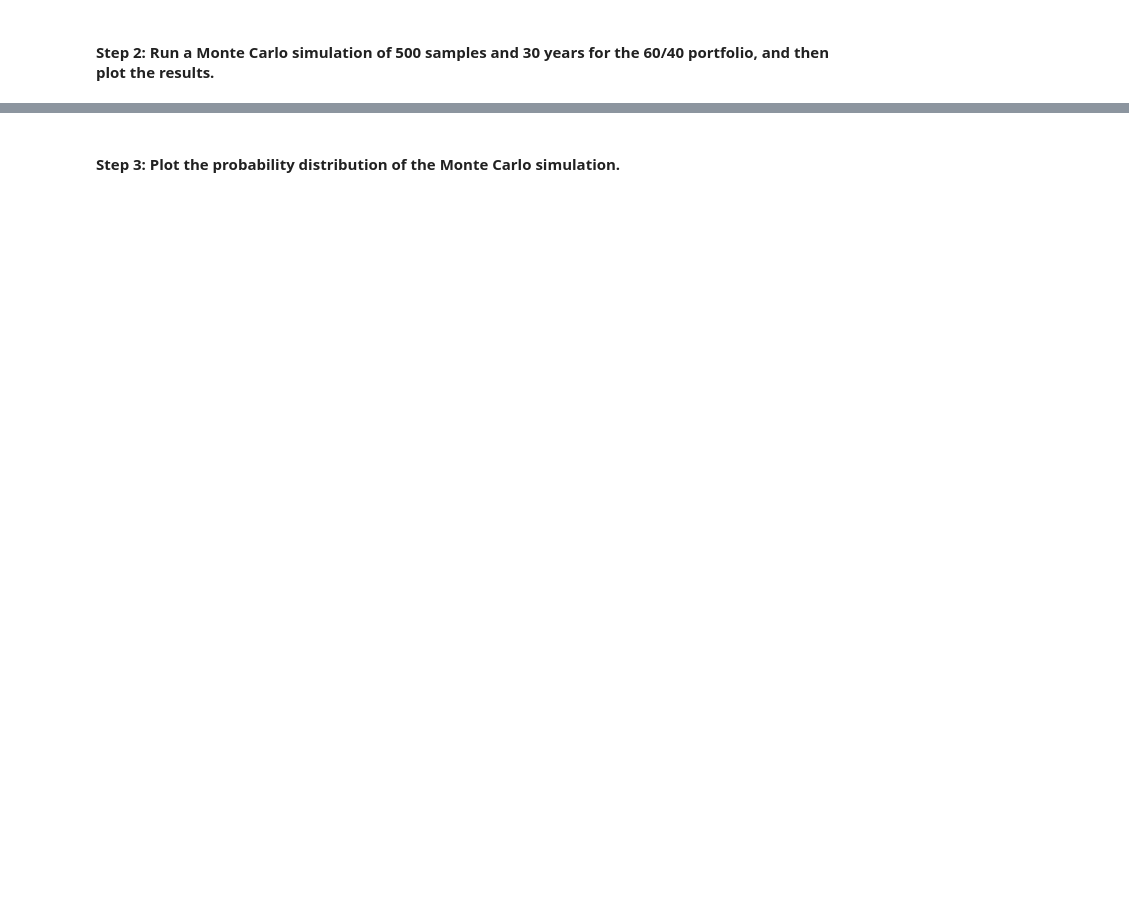
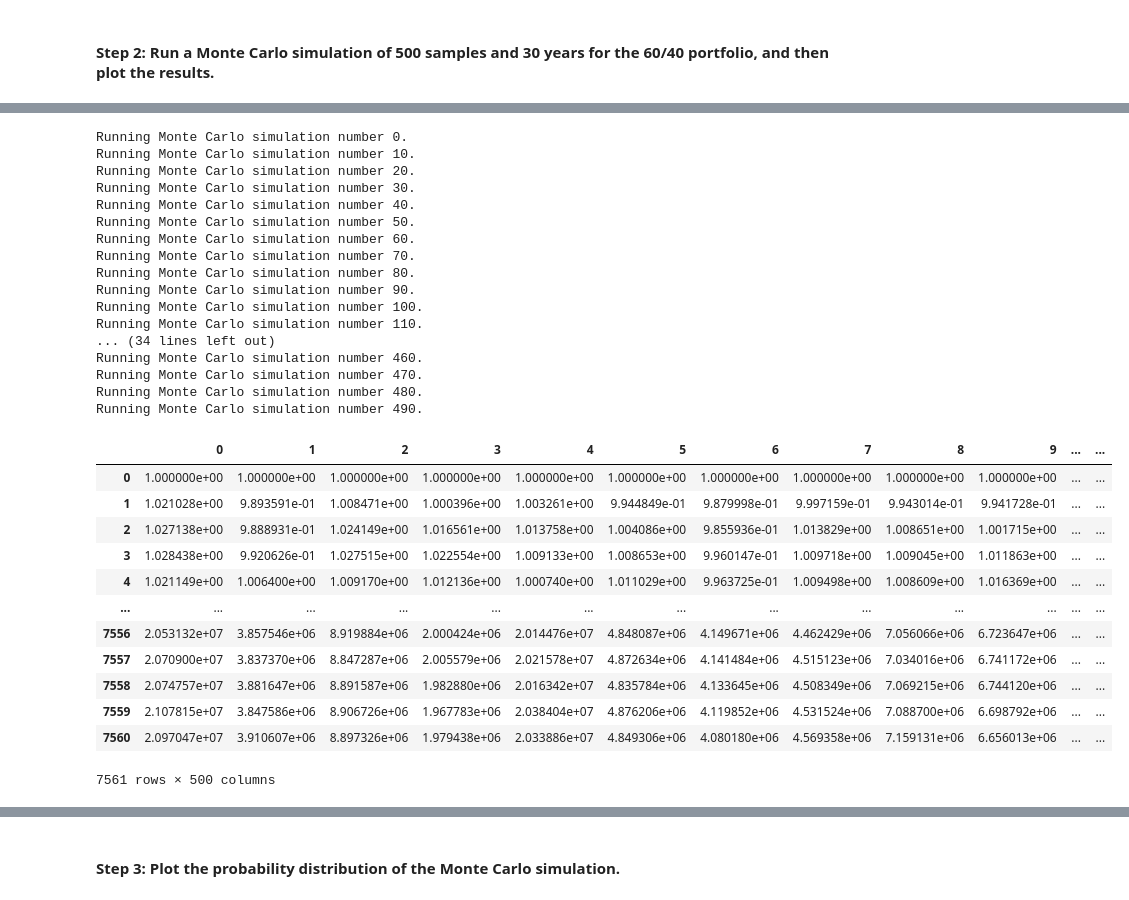
Before and after one commit to godifay/challenge_5, a Jupyter notebook: Starter_Code 7/financial_planning_tools.ipynb, the cells around one changed output, grey strips where cells are left out. Drawn from its saved outputs; the diff is of its cells as text; code cells hidden in the pictures; blank space fills up the shorter version.

```diff
--- a/Starter_Code 7/financial_planning_tools.ipynb
+++ b/Starter_Code 7/financial_planning_tools.ipynb
@@ -526,6 +587,38 @@ In this section, you’ll use the MCForecastTools library to create a Monte Carl
 # %%
 # Run the Monte Carlo simulation to forecast 30 years cumulative returns
 # YOUR CODE HERE
+MC_thirtyyear.calc_cumulative_return()
+# %% [output]
+Running Monte Carlo simulation number 0.
+Running Monte Carlo simulation number 10.
+Running Monte Carlo simulation number 20.
+Running Monte Carlo simulation number 30.
+Running Monte Carlo simulation number 40.
+Running Monte Carlo simulation number 50.
+Running Monte Carlo simulation number 60.
+Running Monte Carlo simulation number 70.
+Running Monte Carlo simulation number 80.
+Running Monte Carlo simulation number 90.
+Running Monte Carlo simulation number 100.
+Running Monte Carlo simulation number 110.
+... (34 lines left out)
+Running Monte Carlo simulation number 460.
+Running Monte Carlo simulation number 470.
+Running Monte Carlo simulation number 480.
+Running Monte Carlo simulation number 490.
+|  | 0 | 1 | 2 | 3 | 4 | 5 | 6 | 7 | 8 | 9 | ... | ... |
+| 0 | 1.000000e+00 | 1.000000e+00 | 1.000000e+00 | 1.000000e+00 | 1.000000e+00 | 1.000000e+00 | 1.000000e+00 | 1.000000e+00 | 1.000000e+00 | 1.000000e+00 | ... | ... |
+| 1 | 1.021028e+00 | 9.893591e-01 | 1.008471e+00 | 1.000396e+00 | 1.003261e+00 | 9.944849e-01 | 9.879998e-01 | 9.997159e-01 | 9.943014e-01 | 9.941728e-01 | ... | ... |
+| 2 | 1.027138e+00 | 9.888931e-01 | 1.024149e+00 | 1.016561e+00 | 1.013758e+00 | 1.004086e+00 | 9.855936e-01 | 1.013829e+00 | 1.008651e+00 | 1.001715e+00 | ... | ... |
+| 3 | 1.028438e+00 | 9.920626e-01 | 1.027515e+00 | 1.022554e+00 | 1.009133e+00 | 1.008653e+00 | 9.960147e-01 | 1.009718e+00 | 1.009045e+00 | 1.011863e+00 | ... | ... |
+| 4 | 1.021149e+00 | 1.006400e+00 | 1.009170e+00 | 1.012136e+00 | 1.000740e+00 | 1.011029e+00 | 9.963725e-01 | 1.009498e+00 | 1.008609e+00 | 1.016369e+00 | ... | ... |
+| ... | ... | ... | ... | ... | ... | ... | ... | ... | ... | ... | ... | ... |
+| 7556 | 2.053132e+07 | 3.857546e+06 | 8.919884e+06 | 2.000424e+06 | 2.014476e+07 | 4.848087e+06 | 4.149671e+06 | 4.462429e+06 | 7.056066e+06 | 6.723647e+06 | ... | ... |
+| 7557 | 2.070900e+07 | 3.837370e+06 | 8.847287e+06 | 2.005579e+06 | 2.021578e+07 | 4.872634e+06 | 4.141484e+06 | 4.515123e+06 | 7.034016e+06 | 6.741172e+06 | ... | ... |
+| 7558 | 2.074757e+07 | 3.881647e+06 | 8.891587e+06 | 1.982880e+06 | 2.016342e+07 | 4.835784e+06 | 4.133645e+06 | 4.508349e+06 | 7.069215e+06 | 6.744120e+06 | ... | ... |
+| 7559 | 2.107815e+07 | 3.847586e+06 | 8.906726e+06 | 1.967783e+06 | 2.038404e+07 | 4.876206e+06 | 4.119852e+06 | 4.531524e+06 | 7.088700e+06 | 6.698792e+06 | ... | ... |
+| 7560 | 2.097047e+07 | 3.910607e+06 | 8.897326e+06 | 1.979438e+06 | 2.033886e+07 | 4.849306e+06 | 4.080180e+06 | 4.569358e+06 | 7.159131e+06 | 6.656013e+06 | ... | ... |
+7561 rows × 500 columns
 # %%
 # Visualize the 30-year Monte Carlo simulation by creating an
 # overlay line plot
```
Also changed, not shown: parts of 25 cells of this notebook, 4 other files.
